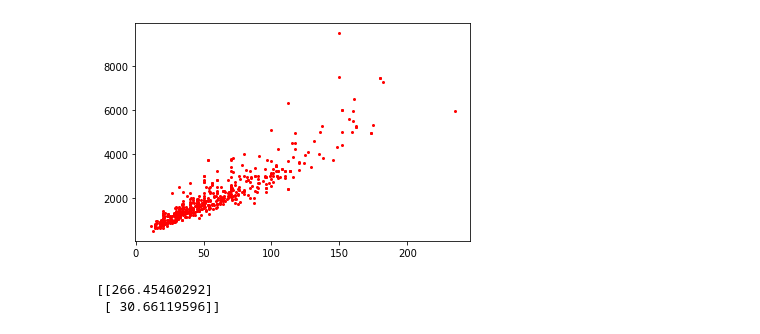
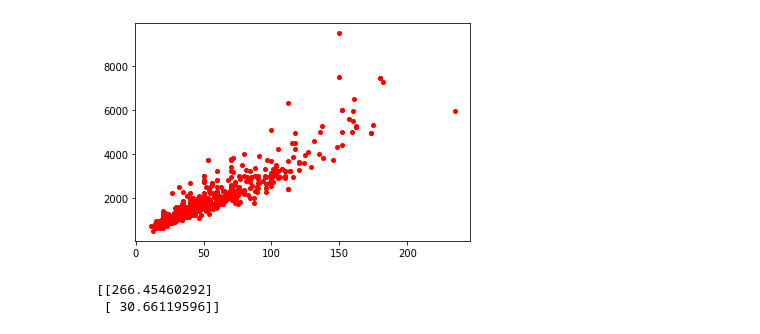
Before and after one commit to Youssef-91/WelcomeMe, a Jupyter notebook: House_Regression.ipynb, the cells around one changed output. Saved outputs shown, nothing was run; the diff lists cells and outputs as text; code cells hidden in the pictures.

```diff
--- a/House_Regression.ipynb
+++ b/House_Regression.ipynb
@@ -16,11 +16,11 @@ Saving house.csv to house (2).csv
 # %%
 house_data = pd.read_csv(io.BytesIO(data_to_load['house.csv']))
 house_data = house_data[house_data['loyer'] < 10000]
 # On affiche le nuage de points dont on dispose
-plt.plot(house_data['surface'], house_data['loyer'], 'ro', markersize=2)
+plt.plot(house_data['surface'], house_data['loyer'], 'ro', markersize=4)
 plt.show()
 # %% [output]
-[figure, old version]
+[figure, new version]
 # %%
 # On décompose le dataset et on le transforme en matrices pour pouvoir effectuer notre calcul
 X = np.matrix([np.ones(house_data.shape[0]), house_data['surface'].values]).T
```
Also changed, not shown: parts of 2 cells of this notebook.
